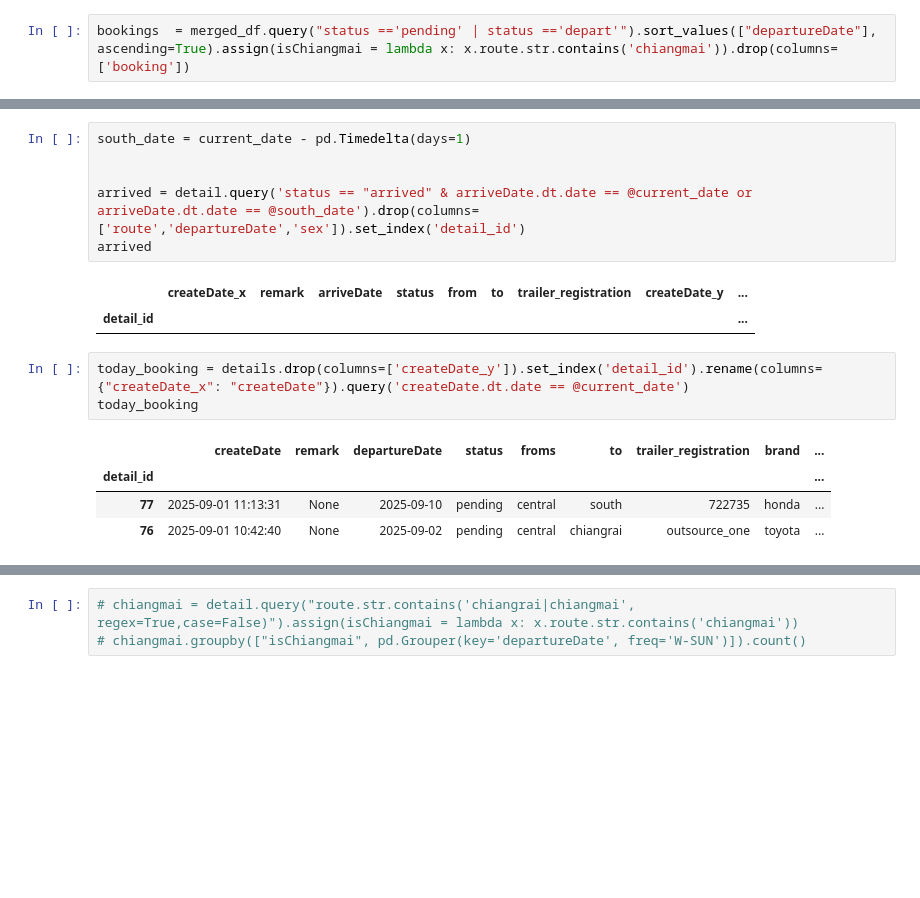
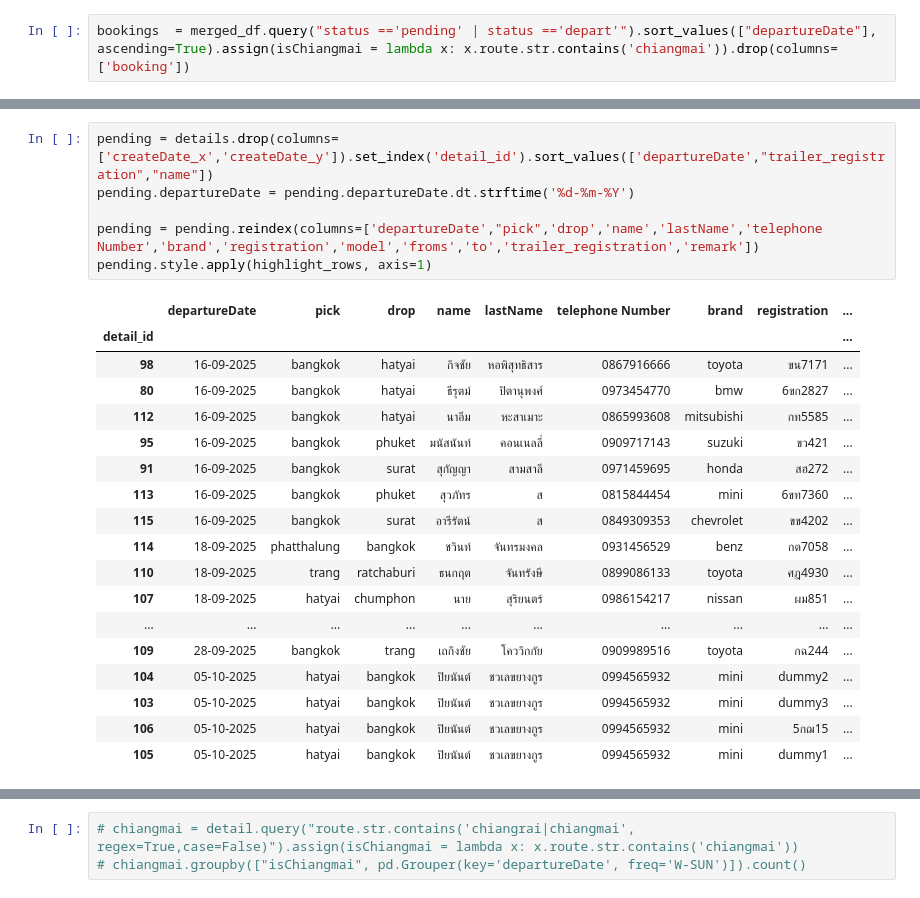
Before and after one commit to toatpor/trailor, a Jupyter notebook: dataAnalyst/data.analyst.ipynb, the cells around one changed output, grey strips where cells are left out. Drawn from its saved outputs; the diff is of its cells as text; blank space fills up the shorter version.

```diff
--- a/dataAnalyst/data.analyst.ipynb
+++ b/dataAnalyst/data.analyst.ipynb
@@ -137,17 +114,25 @@ today_depart
-# %%
-south_date = current_date - pd.Timedelta(days=1)
-
-
-arrived = detail.query('status == "arrived" & arriveDate.dt.date == @current_date or arriveDate.dt.date == @south_date').drop(columns=['route','departureDate','sex']).set_index('detail_id')
-arrived
-# %% [output]
-|  | createDate_x | remark | arriveDate | status | from | to | trailer_registration | createDate_y | ... |
-| detail_id |  |  |  |  |  |  |  |  | ... |
-# %%
-today_booking = details.drop(columns=['createDate_y']).set_index('detail_id').rename(columns={"createDate_x": "createDate"}).query('createDate.dt.date == @current_date')
-today_booking
-# %% [output]
-|  | createDate | remark | departureDate | status | froms | to | trailer_registration | brand | ... |
-| detail_id |  |  |  |  |  |  |  |  | ... |
-| 77 | 2025-09-01 11:13:31 | None | 2025-09-10 | pending | central | south | 722735 | honda | ... |
-| 76 | 2025-09-01 10:42:40 | None | 2025-09-02 | pending | central | chiangrai | outsource_one | toyota | ... |
+# %%
+pending = details.drop(columns=['createDate_x','createDate_y']).set_index('detail_id').sort_values(['departureDate',"trailer_registration","name"])
+pending.departureDate = pending.departureDate.dt.strftime('%d-%m-%Y')
+
+pending = pending.reindex(columns=['departureDate',"pick",'drop','name','lastName','telephone Number','brand','registration','model','froms','to','trailer_registration','remark'])
+pending.style.apply(highlight_rows, axis=1)
+# %% [output]
+|  | departureDate | pick | drop | name | lastName | telephone Number | brand | registration | ... |
+| detail_id |  |  |  |  |  |  |  |  | ... |
+| 98 | 16-09-2025 | bangkok | hatyai | กิจชัย | หอพิสุทธิสาร | 0867916666 | toyota | ขน7171 | ... |
+| 80 | 16-09-2025 | bangkok | hatyai | ธีรุตม์ | ปิตานุพงศ์ | 0973454770 | bmw | 6ขก2827 | ... |
+| 112 | 16-09-2025 | bangkok | hatyai | นาอีม | หะสาเมาะ | 0865993608 | mitsubishi | กท5585 | ... |
+| 95 | 16-09-2025 | bangkok | phuket | มนัสนันท์ | คอนเนลลี่ | 0909717143 | suzuki | ขว421 | ... |
+| 91 | 16-09-2025 | bangkok | surat | สุกัญญา | สามสาลี | 0971459695 | honda | สฮ272 | ... |
+| 113 | 16-09-2025 | bangkok | phuket | สุวภัทร | ส | 0815844454 | mini | 6ขท7360 | ... |
+| 115 | 16-09-2025 | bangkok | surat | อารีรัตน์ | ส | 0849309353 | chevrolet | ขข4202 | ... |
+| 114 | 18-09-2025 | phatthalung | bangkok | ชวินท์ | จันทรมงคล | 0931456529 | benz | กต7058 | ... |
+| 110 | 18-09-2025 | trang | ratchaburi | ธนกฤต | จันทรังษี | 0899086133 | toyota | ศฎ4930 | ... |
+| 107 | 18-09-2025 | hatyai | chumphon | นาย | สุริยนตร์ | 0986154217 | nissan | ผม851 | ... |
+| ... | ... | ... | ... | ... | ... | ... | ... | ... | ... |
+| 109 | 28-09-2025 | bangkok | trang | เถกิงชัย | โคววิกกัย | 0909989516 | toyota | กฉ244 | ... |
+| 104 | 05-10-2025 | hatyai | bangkok | ปิยนันต์ | ชวเลขยางกูร | 0994565932 | mini | dummy2 | ... |
+| 103 | 05-10-2025 | hatyai | bangkok | ปิยนันต์ | ชวเลขยางกูร | 0994565932 | mini | dummy3 | ... |
+| 106 | 05-10-2025 | hatyai | bangkok | ปิยนันต์ | ชวเลขยางกูร | 0994565932 | mini | 5กฌ15 | ... |
+| 105 | 05-10-2025 | hatyai | bangkok | ปิยนันต์ | ชวเลขยางกูร | 0994565932 | mini | dummy1 | ... |
```
Also changed, not shown: parts of 17 cells of this notebook, 17 other files.
